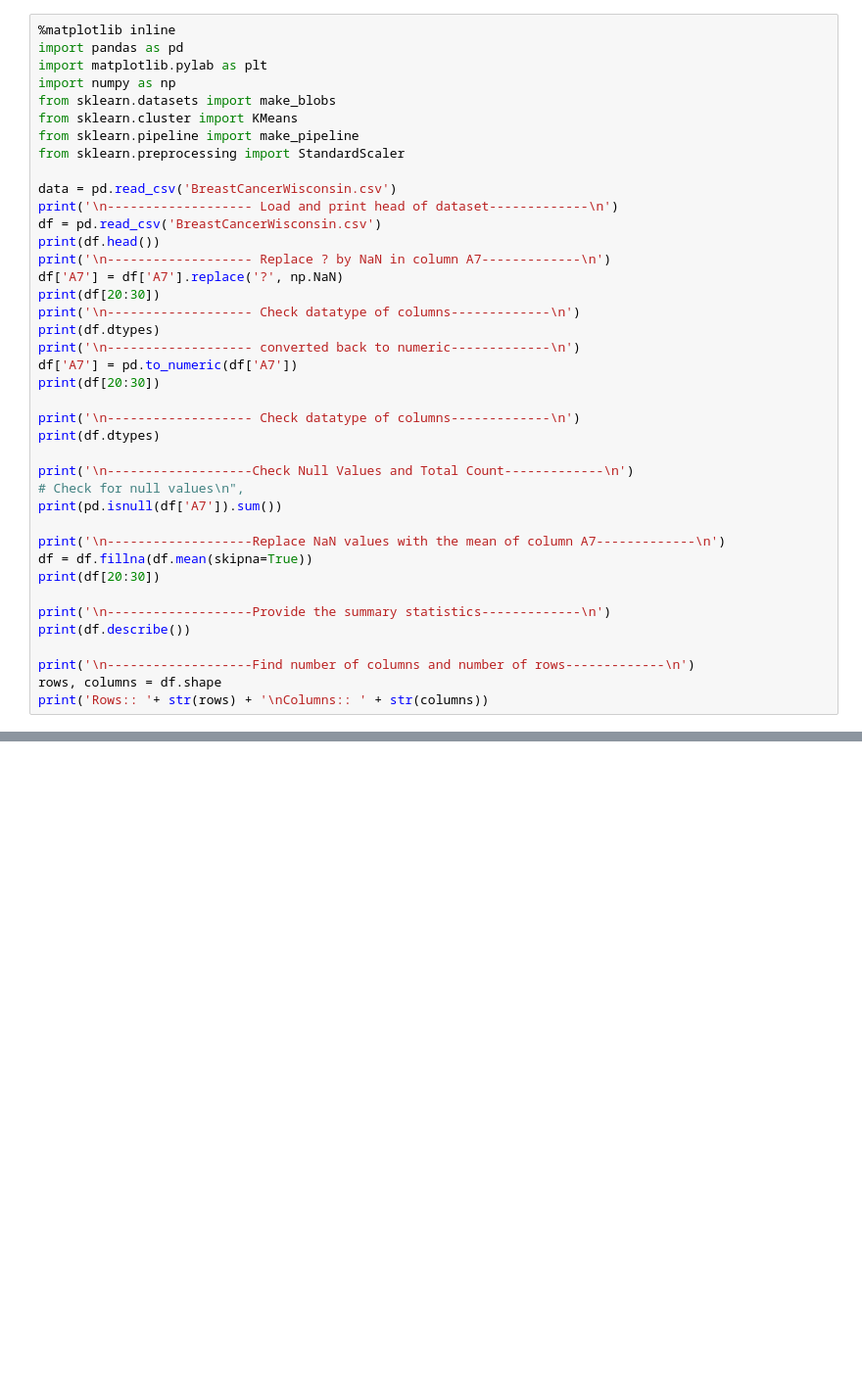
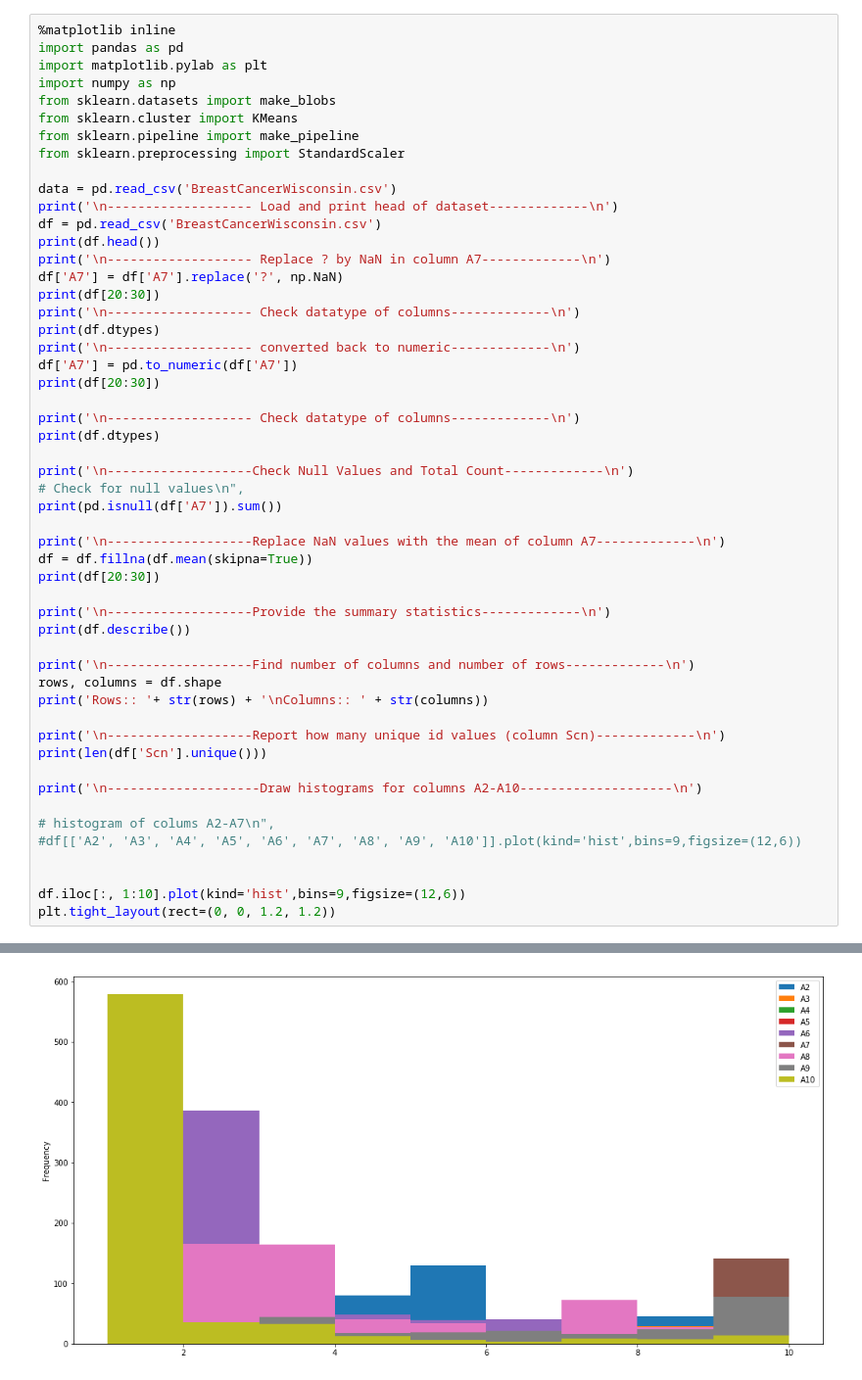
Before and after one commit to iu-data-science-python-i590-Group1/final-project-team-python-byte, a Jupyter notebook: code/FinalAssignment-Phase1.ipynb, the cells around one changed output, grey strips where cells are left out. Shown at 98% size. Drawn from its saved outputs; the diff is of its cells as text; blank space fills up the shorter version.

Commit message:
Added code for Charts
1. Histogram
2. Bar Plot
3. Scatter

```diff
--- a/code/FinalAssignment-Phase1.ipynb
+++ b/code/FinalAssignment-Phase1.ipynb
@@ -38,6 +38,18 @@ print(df.describe())
 print('\n-------------------Find number of columns and number of rows-------------\n')
 rows, columns = df.shape
 print('Rows:: '+ str(rows) + '\nColumns:: ' + str(columns))
+
+print('\n-------------------Report how many unique id values (column Scn)-------------\n')
+print(len(df['Scn'].unique()))
+
+print('\n--------------------Draw histograms for columns A2-A10--------------------\n')
+
+# histogram of colums A2-A7\n",
+#df[['A2', 'A3', 'A4', 'A5', 'A6', 'A7', 'A8', 'A9', 'A10']].plot(kind='hist',bins=9,figsize=(12,6))
+
+
+df.iloc[:, 1:10].plot(kind='hist',bins=9,figsize=(12,6))
+plt.tight_layout(rect=(0, 0, 1.2, 1.2))
 # %% [output]
 ------------------- Load and print head of dataset-------------
 
@@ -58,0 +71 @@ Rows:: 699
+[figure, added]
```
Also changed, not shown: parts of 3 cells of this notebook.
